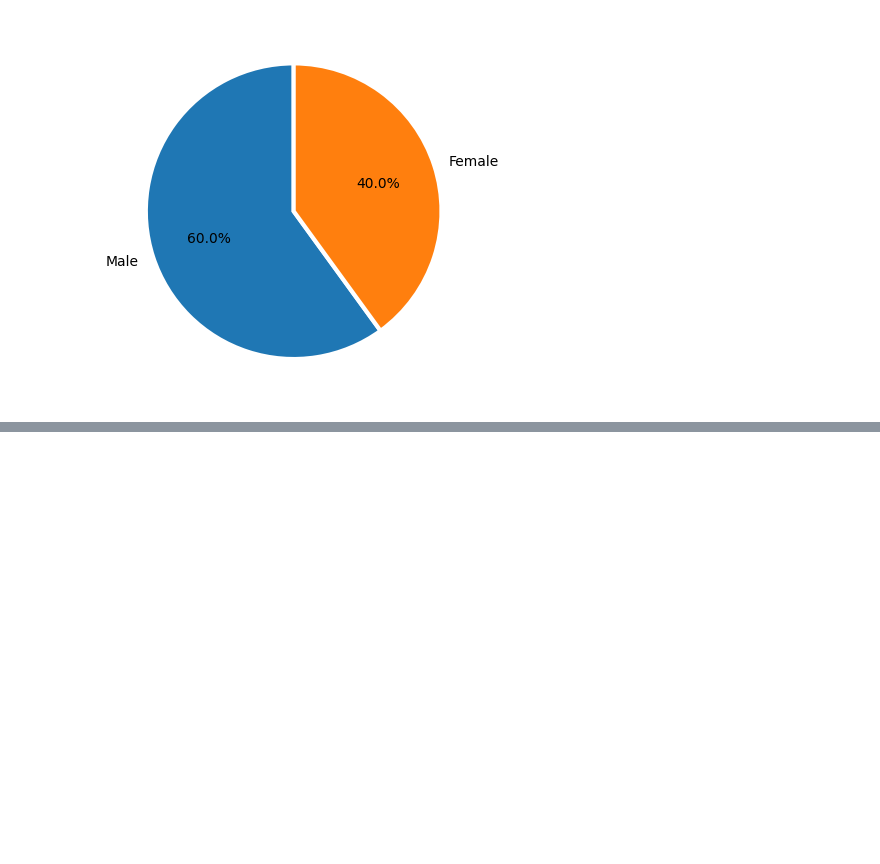
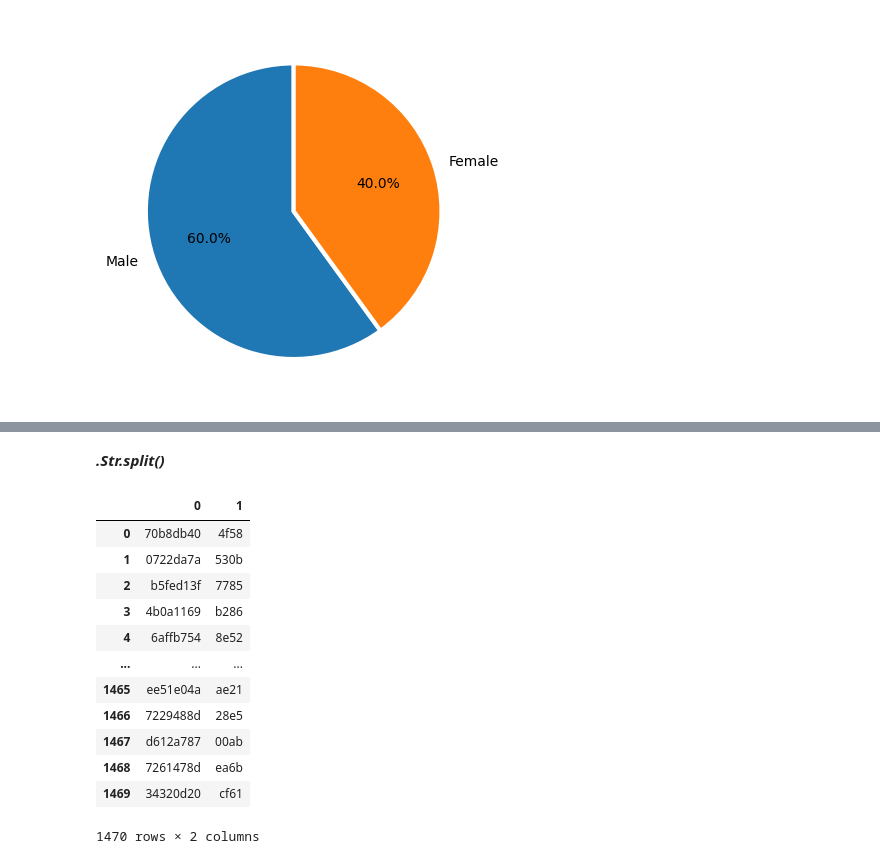
Before and after one commit to jgilsu11/Teoria, a Jupyter notebook: Modulo2/teoria/problema-enunciado.ipynb, the cells around one changed output, grey strips where cells are left out. Saved outputs shown, nothing was run; the diff lists cells and outputs as text; code cells hidden in the pictures; blank space fills up the shorter version.

```diff
--- a/Modulo2/teoria/problema-enunciado.ipynb
+++ b/Modulo2/teoria/problema-enunciado.ipynb
@@ -314,0 +332,3 @@ plt.pie(proporcion, labels= generos, labeldistance=1.10, wedgeprops = { 'linewid
+# %%
+df["Gender"]= df["Gender"].str.lower()    #Pasar a minuscula toda la columna pero no el nombre de la columna (si se quiere cambair el nombre de la columna)
+df.head(1)
@@ -314,0 +340,4 @@ plt.pie(proporcion, labels= generos, labeldistance=1.10, wedgeprops = { 'linewid
+# %%
+cambio_nombre_columna= {"Gender": "gender"}   #Se tienen que hacer un diccionario con la clave como nómbre actual y valor al q queremos cambiar
+df.rename(columns= cambio_nombre_columna, inplace= True)
+df.head(1)
@@ -314,0 +392,4 @@ plt.pie(proporcion, labels= generos, labeldistance=1.10, wedgeprops = { 'linewid
+# %%
+nuevo_nombre_columnas2 = {key: key.lower() for key in df.columns}    #OPCIÓN 1 PARA CAMBIAR NOMBRES DE MUCHAS COLUMNAS
+df.rename(columns= nuevo_nombre_columnas2, inplace= True)
+df.head(1)
@@ -314,0 +399,3 @@ plt.pie(proporcion, labels= generos, labeldistance=1.10, wedgeprops = { 'linewid
+# %%
+df.columns = [name.lower() for name in df.columns]                        #OPCION 2 PARA CAMBIAR NOMBRES DE MUCHAS COLUMNAS
+df.head(1)
@@ -314,0 +405,19 @@ plt.pie(proporcion, labels= generos, labeldistance=1.10, wedgeprops = { 'linewid
+# %% [markdown]
+***.Str.split()***
+# %%
+df["employeeid"].str.split("-", expand =True).get([0,1])          #Nos devuelve una lista que gracias al expand crea un dataframe creando una columna por cada string que splitea y el .get([]) nos da las columnas que queremos
+                                                                  #No se puede poner un rango en el get porque solo llama a los índices correspondiete a cada columna individual
+# %% [output]
+|  | 0 | 1 |
+| 0 | 70b8db40 | 4f58 |
+| 1 | 0722da7a | 530b |
+| 2 | b5fed13f | 7785 |
+| 3 | 4b0a1169 | b286 |
+| 4 | 6affb754 | 8e52 |
+| ... | ... | ... |
+| 1465 | ee51e04a | ae21 |
+| 1466 | 7229488d | 28e5 |
+| 1467 | d612a787 | 00ab |
+| 1468 | 7261478d | ea6b |
+| 1469 | 34320d20 | cf61 |
+1470 rows × 2 columns
```
Also changed, not shown: parts of 14 cells of this notebook, 2 other files.
